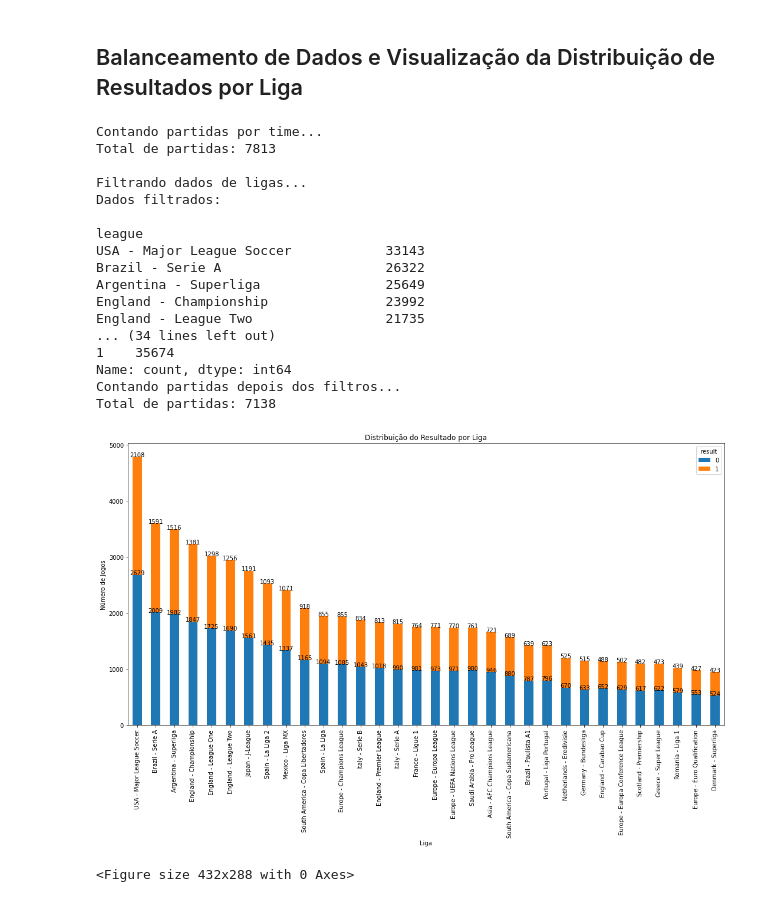
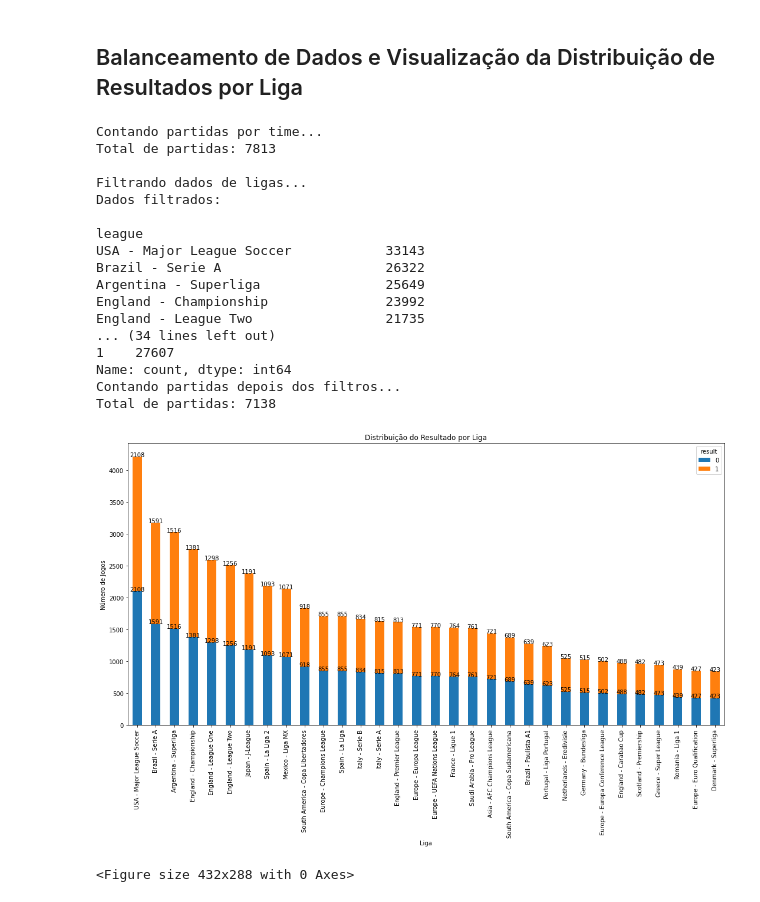
Before and after one commit to nathancarlos22/eo-fut-live, a Jupyter notebook: src/balanceando e tratando.ipynb, the cells around one changed output. Drawn from its saved outputs; the diff is of its cells as text; code cells hidden in the pictures.

```diff
--- a/src/balanceando e tratando.ipynb
+++ b/src/balanceando e tratando.ipynb
@@ -337,48 +320,46 @@ def filter_leagues(df, league_col, matches, min_matches=100):
     filtered_data = df[df[league_col].isin(leagues_filtered)]
     return filtered_data
 
-# import smote
-from imblearn.over_sampling import SMOTE
+# def balance_data(df, league_col='league', result_col='result'):
+#     leagues = df[league_col].unique()
+#     balanced_dfs = []
+#     for league in leagues:
+#         league_df = df[df[league_col] == league]
+
+
+#         result_counts = league_df[result_col].value_counts()
+#         min_count = result_counts.min()
+#         balanced_league_df = pd.concat([
+#             league_df[league_df[result_col] == 0].sample(min_count, random_state=42),
+#             league_df[league_df[result_col] == 1].sample(min_count, random_state=42)
+#         ])
+#         balanced_dfs.append(balanced_league_df)
+#     balanced_data = pd.concat(balanced_dfs).reset_index(drop=True)
+#     return balanced_data
 
 def balance_data(df, league_col='league', result_col='result'):
+    # Removendo duplicatas do DataFrame original
+    df = df.drop_duplicates()
+
     leagues = df[league_col].unique()
     balanced_dfs = []
     for league in leagues:
         league_df = df[df[league_col] == league]
 
-
         result_counts = league_df[result_col].value_counts()
         min_count = result_counts.min()
-        balanced_league_df = pd.concat([
-            league_df[league_df[result_col] == 0].sample(min_count, random_state=42),
-            league_df[league_df[result_col] == 1].sample(min_count, random_state=42)
-        ])
-        balanced_dfs.append(balanced_league_df)
+
+        for result in league_df[result_col].unique():
+            sample_size = min(min_count, result_counts[result])
+            sampled_df = league_df[league_df[result_col] == result].sample(sample_size, random_state=42)
+            balanced_dfs.append(sampled_df)
+
     balanced_data = pd.concat(balanced_dfs).reset_index(drop=True)
+
+    # Removendo duplicatas após a concatenação, caso existam
+    # balanced_data = balanced_data.drop_duplicates()
+
     return balanced_data
-
-# def balance_data(df, league_col='league', result_col='result'):
-#     leagues = df[league_col].unique()
-#     balanced_dfs = []
-#     for league in leagues:
-#         league_df = df[df[league_col] == league]
-#         smote = SMOTE(random_state=42)
-#         X = league_df.drop(columns=[result_col, league_col, 'homeTeam', 'awayTeam', 'match_id'])
-#         y = league_df[result_col]
-#         X_res, y_res = smote.fit_resample(X, y)
-
-#         balanced_league_df = pd.DataFrame(X_res, columns=X.columns)
-#         balanced_league_df[result_col] = y_res
-#         balanced_league_df[league_col] = league
-#         balanced_dfs.append(balanced_league_df)
-
-#     balanced_data = pd.concat(balanced_dfs).reset_index(drop=True)
-
-#     # Verificação de balanceamento
-#     print("Verificação de balanceamento após SMOTE:")
-#     print(balanced_data[result_col].value_counts())
-
-#     return balanced_data
 
 
 print("Contando partidas por time...")
@@ -395,8 +376,8 @@ balanced_data = balance_data(filtered_data)
 print("Dados balanceados:\n")
 print(balanced_data['result'].value_counts())
 
-balanced_data.drop_duplicates(keep='last', inplace=True)
-balanced_data.dropna(inplace=True)
+# balanced_data.drop_duplicates(keep='last', inplace=True)
+# balanced_data.dropna(inplace=True)
 
 league_distribution = balanced_data.groupby(['league', 'result']).size().unstack()
 sorted_leagues = league_distribution.sum(axis=1).sort_values(ascending=False).head(100).index
@@ -411,35 +392,35 @@ plt.title('Distribuição do Resultado por Liga')
 plt.ylabel('Número de Jogos')
 plt.xlabel('Liga')
 plt.tight_layout()
 plt.xticks(rotation=90)
 
 for p in ax.patches:
     width = p.get_width()
     height = p.get_height()
     x, y = p.get_xy()
     ax.annotate(f'{height:.0f}', (x + width/2, y + height), ha='center')
 
 plt.show()
 plt.clf()
 # %% [output]
 Contando partidas por time...
 Total de partidas: 7813
 
 Filtrando dados de ligas...
 Dados filtrados:
 
 league
 USA - Major League Soccer            33143
 Brazil - Serie A                     26322
 Argentina - Superliga                25649
 England - Championship               23992
 England - League Two                 21735
 ... (34 lines left out)
-1    35674
+1    27607
 Name: count, dtype: int64
 Contando partidas depois dos filtros...
 Total de partidas: 7138
-[figure, old version]
+[figure, new version]
 <Figure size 432x288 with 0 Axes>
 # %%
 balanced_data
```
Also changed, not shown: parts of 4 cells of this notebook, 41 other files.
